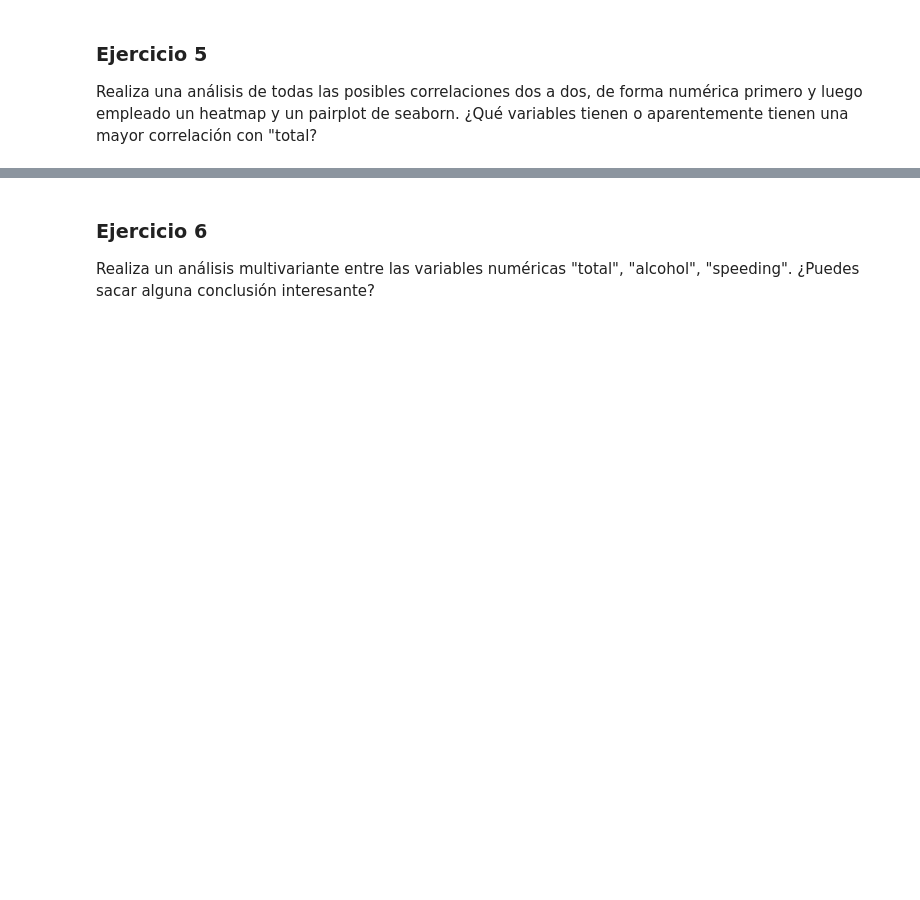
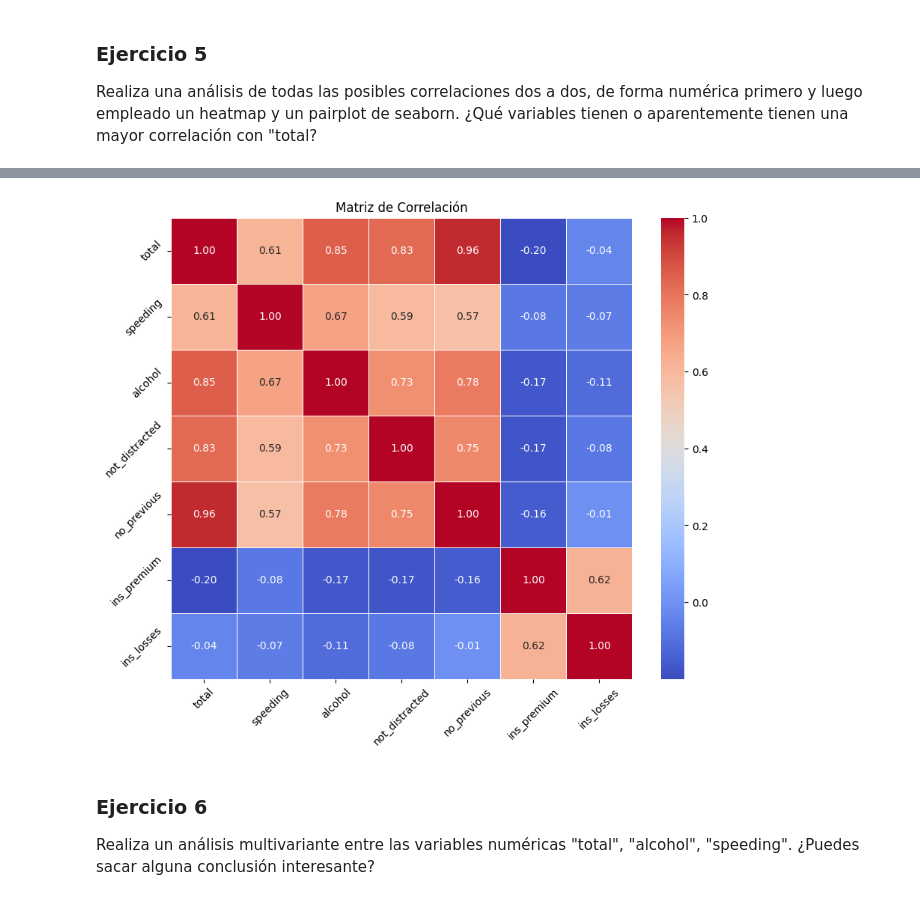
Before and after one commit to mailliwJ/ONLINE_DS_THEBRIDGE_exercises, a Jupyter notebook: 03_Analisis_de_Datos/Sprint_07/Unidad_02/Ejercicios_Workout/12_Ejercicios_Analisis_Multivariante_III.ipynb, the cells around one changed output, grey strips where cells are left out. Cells and saved outputs as stored; diff of their text form; code cells hidden in the pictures; blank space fills up the shorter version.

```diff
--- a/03_Analisis_de_Datos/Sprint_07/Unidad_02/Ejercicios_Workout/12_Ejercicios_Analisis_Multivariante_III.ipynb
+++ b/03_Analisis_de_Datos/Sprint_07/Unidad_02/Ejercicios_Workout/12_Ejercicios_Analisis_Multivariante_III.ipynb
@@ -99,7 +114,15 @@ Carga el dataset de propinas (tips) que conoces de la unidad anterior y que se e
 ### Ejercicio 4
 
 Carga el dataset de accidentes que conoces de la unidad anterior y que se encuentra en la ruta "./data/car_crashes.csv", deshazte de las columnas innecesarias y renombra la que contiene las iniciales de los estados a "state"
+# %%
+crashesDF = pd.read_csv("./data/car_crashes.csv", sep='|')
+crashesDF.drop(columns='Unnamed: 0', inplace = True)
+# %%
+crashesDF.rename(columns={'abbrev': 'state'}, inplace=True)
 # %% [markdown]
 ### Ejercicio 5
 
 Realiza una análisis de todas las posibles correlaciones dos a dos, de forma numérica primero y luego empleado un heatmap y un pairplot de seaborn. ¿Qué variables tienen o aparentemente tienen una mayor correlación con "total?
+# %%
+corr_matrix = crashesDF.corr(numeric_only= True) # Si no lo pones y tienes variables tipo texto, fallará7
+corr_matrix
@@ -106,3 +138,15 @@ Realiza una análisis de todas las posibles correlaciones dos a dos, de forma nu
+# %%
+plt.figure(figsize=(10, 8))  # Ya lo veremos pero esto permite ajustar el tamaño de las gráficas
+sns.heatmap(corr_matrix, annot=True, fmt=".2f", cmap="coolwarm",
+            cbar=True, square=True, linewidths=.5) # el cmap es el rango de colores usado para representar "el calor"
+
+plt.title('Matriz de Correlación')
+plt.xticks(rotation=45)  # Rota las etiquetas de las x si es necesario
+plt.yticks(rotation=45)  # Rota las etiquetas de las y si es necesario
+
+plt.show()
+# %% [output]
+[figure, added]
 # %% [markdown]
 ### Ejercicio 6
 
```
Also changed, not shown: parts of 10 cells of this notebook, 1 other file.
